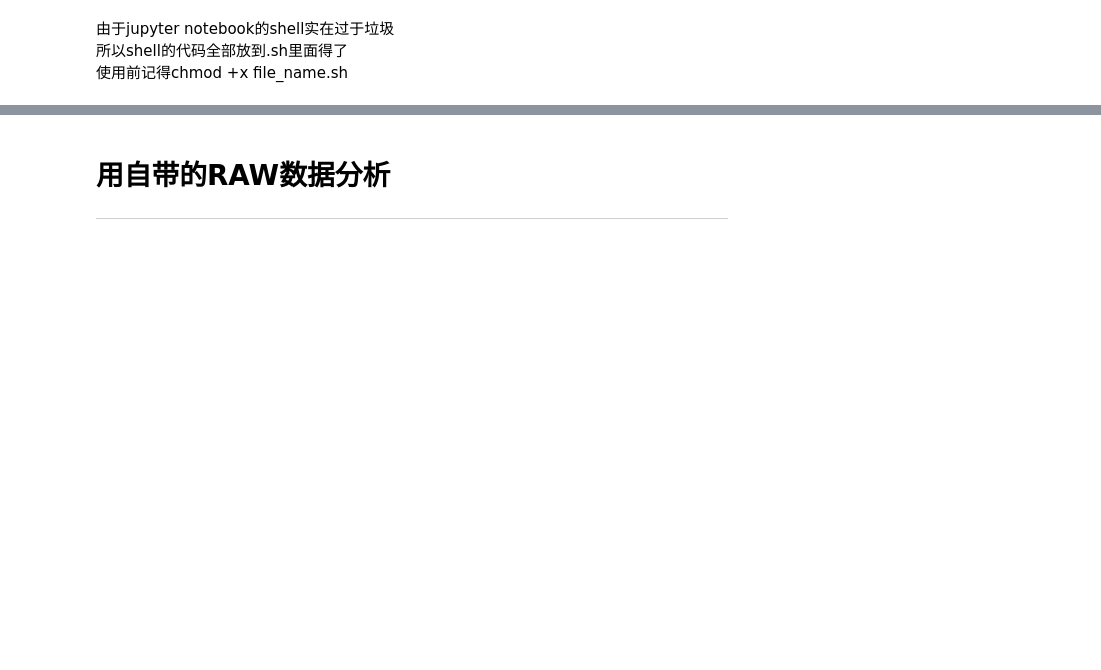
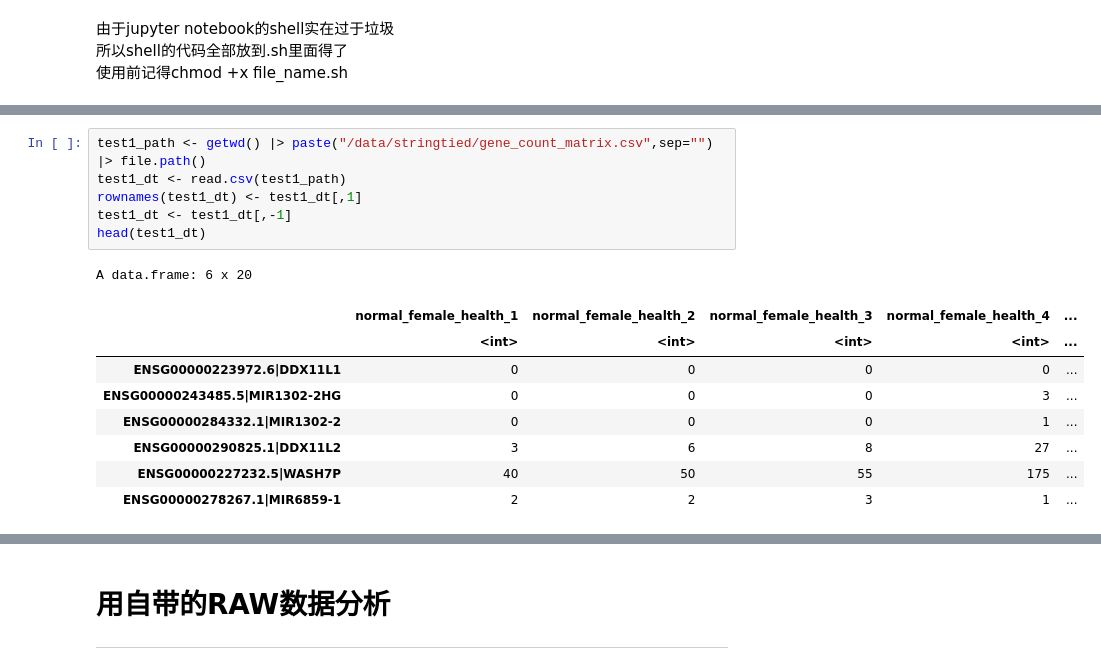
Before and after one commit to nab-iak/R_memo, a Jupyter notebook: jupyter_notebook/Bioinformatics/RNA-seq/test1/test1_RNA-seq_R.ipynb, the cells around one changed output, grey strips where cells are left out. Drawn from its saved outputs; the diff is of its cells as text; blank space fills up the shorter version.

```diff
--- a/jupyter_notebook/Bioinformatics/RNA-seq/test1/test1_RNA-seq_R.ipynb
+++ b/jupyter_notebook/Bioinformatics/RNA-seq/test1/test1_RNA-seq_R.ipynb
@@ -4,0 +33,16 @@
+# %%
+test1_path <- getwd() |> paste("/data/stringtied/gene_count_matrix.csv",sep="") |> file.path()
+test1_dt <- read.csv(test1_path)
+rownames(test1_dt) <- test1_dt[,1]
+test1_dt <- test1_dt[,-1]
+head(test1_dt)
+# %% [output]
+A data.frame: 6 x 20
+|  | normal_female_health_1 | normal_female_health_2 | normal_female_health_3 | normal_female_health_4 | ... |
+|  | <int> | <int> | <int> | <int> | ... |
+| ENSG00000223972.6|DDX11L1 | 0 | 0 | 0 | 0 | ... |
+| ENSG00000243485.5|MIR1302-2HG | 0 | 0 | 0 | 3 | ... |
+| ENSG00000284332.1|MIR1302-2 | 0 | 0 | 0 | 1 | ... |
+| ENSG00000290825.1|DDX11L2 | 3 | 6 | 8 | 27 | ... |
+| ENSG00000227232.5|WASH7P | 40 | 50 | 55 | 175 | ... |
+| ENSG00000278267.1|MIR6859-1 | 2 | 2 | 3 | 1 | ... |
```
Also changed, not shown: parts of 11 cells of this notebook, 2 other files.
